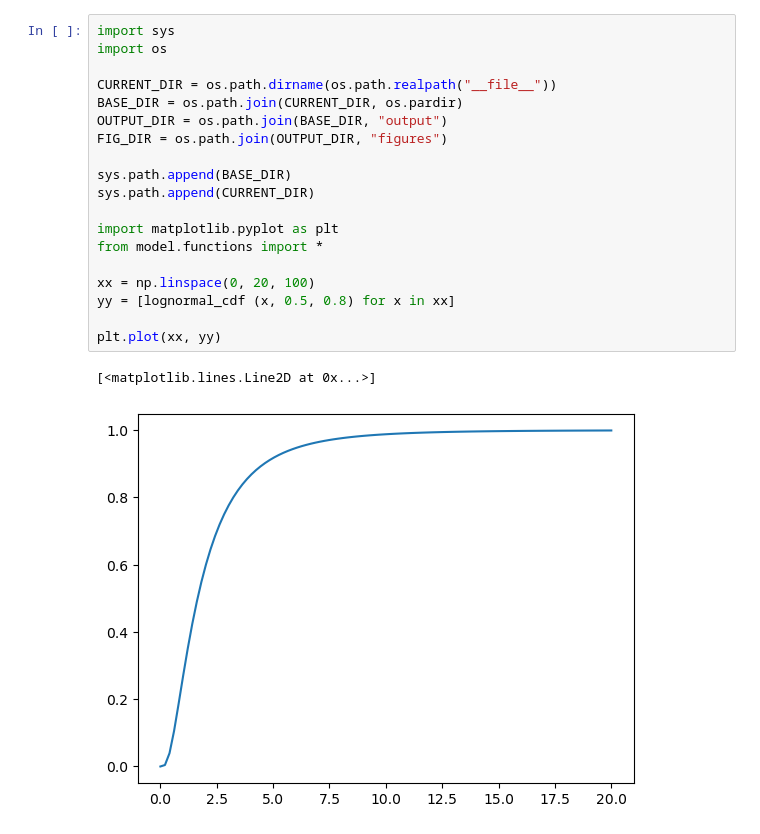
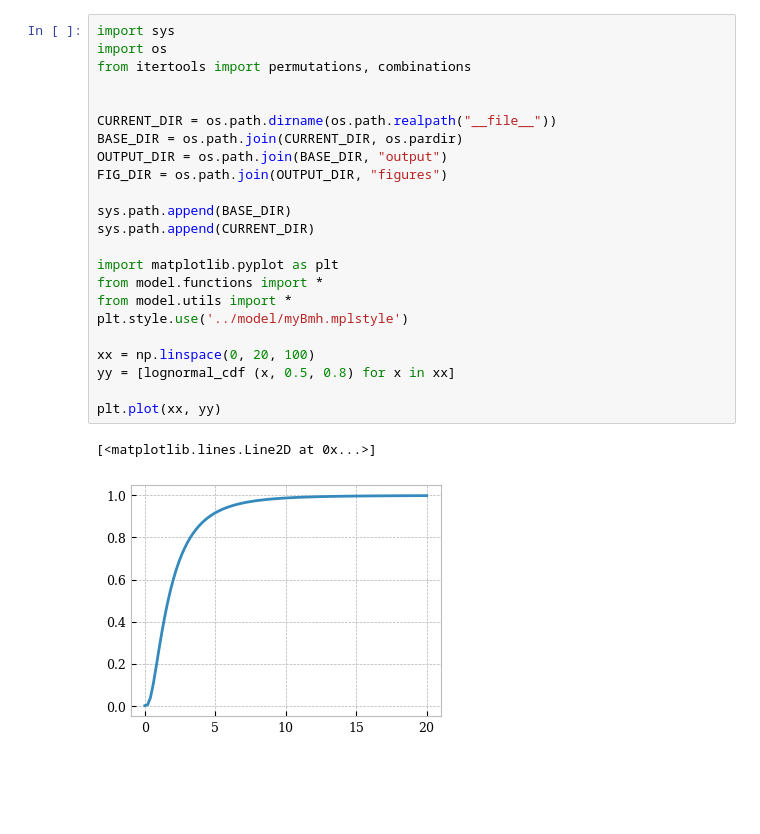
Before and after one commit to simon-van-hulle/abm-flood-adaptation, a Jupyter notebook: analysis/playground.ipynb, the cells around one changed output. Saved outputs shown, nothing was run; the diff lists cells and outputs as text; blank space fills up the shorter version.

```diff
--- a/analysis/playground.ipynb
+++ b/analysis/playground.ipynb
@@ -1,22 +1,26 @@
 # %%
 import sys
 import os
+from itertools import permutations, combinations
+
 
 CURRENT_DIR = os.path.dirname(os.path.realpath("__file__"))
 BASE_DIR = os.path.join(CURRENT_DIR, os.pardir)
 OUTPUT_DIR = os.path.join(BASE_DIR, "output")
 FIG_DIR = os.path.join(OUTPUT_DIR, "figures")
 
 sys.path.append(BASE_DIR)
 sys.path.append(CURRENT_DIR)
 
 import matplotlib.pyplot as plt
 from model.functions import *
+from model.utils import *
+plt.style.use('../model/myBmh.mplstyle')
 
 xx = np.linspace(0, 20, 100)
 yy = [lognormal_cdf (x, 0.5, 0.8) for x in xx]
 
 plt.plot(xx, yy)
 # %% [output]
 [<matplotlib.lines.Line2D at 0x...>]
-[figure, old version]
+[figure, new version]
```
Also changed, not shown: parts of 2 cells of this notebook, 6 other files.
